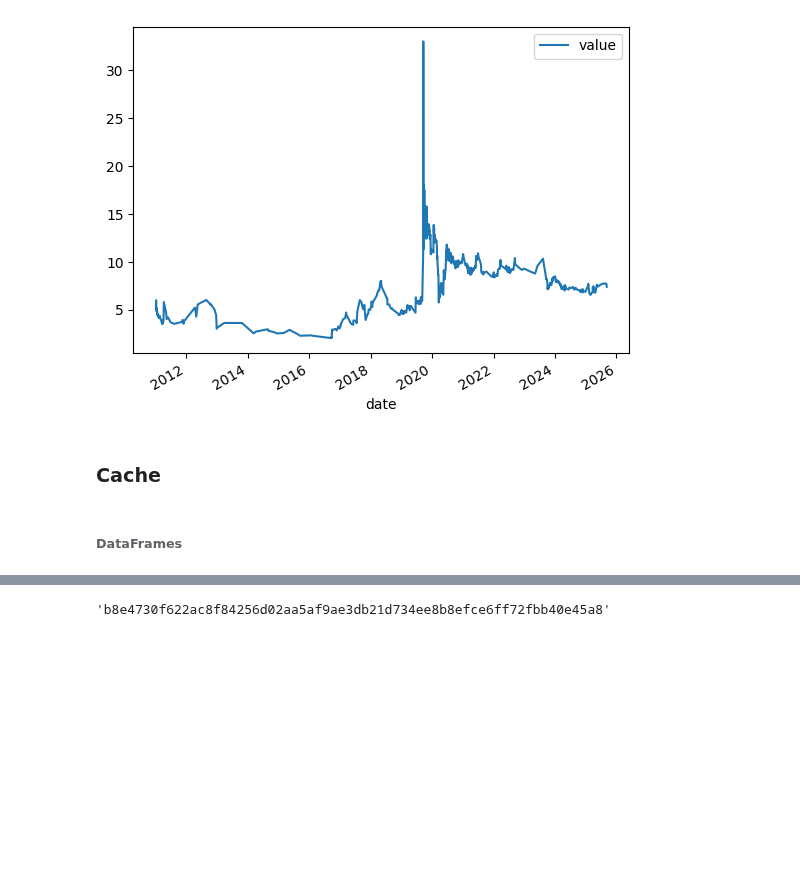
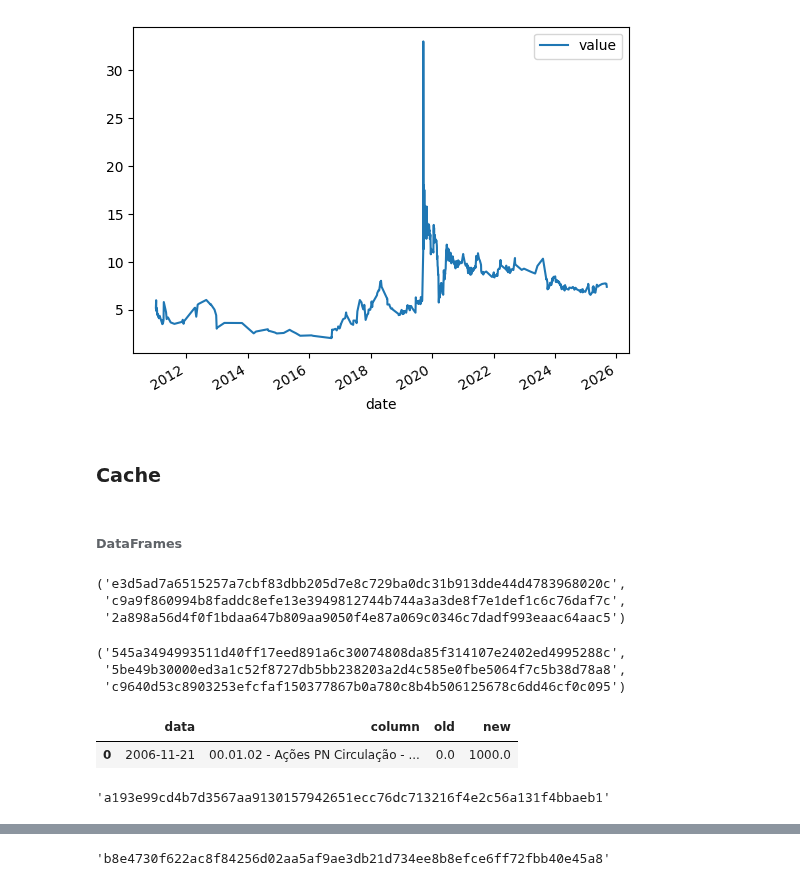
Before and after one commit to faustostangler/FLY, a Jupyter notebook: playgroung.ipynb, the cells around one changed output, grey strips where cells are left out. Drawn from its saved outputs; the diff is of its cells as text; code cells hidden in the pictures; blank space fills up the shorter version.

```diff
--- a/playgroung.ipynb
+++ b/playgroung.ipynb
@@ -960,0 +962,8 @@ import pyarrow.parquet as pq
+# %%
+def set_df_hash(df, row_hash="row_hash"):
+    df = df.sort_index()
+    df['date'] = df.index.strftime('%Y-%m-%d %H:%M:%S.%f')
+    df[row_hash] = df.astype(str).agg('|'.join, axis=1).apply(lambda r: hashlib.sha256(r.encode("utf-8")).hexdigest())
+    df = df.drop(columns=['date'])
+    hash_df = hashlib.sha256("".join(df.sort_index()[row_hash]).encode("utf-8")).hexdigest()
+    return df, hash_df
@@ -969,14 +1005,15 @@ SQLITE = BASE / "cache.db"
 indicators = pd.read_csv('indicators.csv')
 indicators["date"] = pd.to_datetime(indicators["date"], errors="coerce")
 indicators = indicators.set_index("date").sort_index()
+i = indicators.sort_index().index
 
 quotes = pd.read_csv("quotes.csv")
 quotes["date"] = pd.to_datetime(quotes["date"], errors="coerce")
 quotes = quotes.set_index("date").sort_index()
+q = quotes.sort_index()
 
 statements = pd.read_csv("statements.csv")
-s = statements.copy()
-c = quotes.sort_index().index
+s = statements.sort_index().copy()
 
 key_columns = ["company_name", "quarter", "account"]
 # sep = " - "
@@ -999,7 +1036,7 @@ s.columns.name = None
 
 s = meta.join(s, how="right")
 
-if c is not None:
+if q is not None:
     # reset_multiindex
     s = s.copy()
     # s.index = s.index.set_names(["quarter", "nsd", "company_name", "version"])
@@ -1014,7 +1051,7 @@ if c is not None:
     )
 
     # reindex ffill bfill
-    s = s.reindex(c, method="ffill")
+    s = s.reindex(q.index, method="ffill")
     if s.iloc[0].isna().any():
         s = s.bfill()
 
@@ -1023,3 +1060,12 @@ if c is not None:
     s = s.reset_index(level=context_columns)
     quotes.to_csv('q.csv', index=True)
     s.to_csv('s.csv', index=True)
+
+i_hash = hashlib.sha256(pd.util.hash_pandas_object(i, index=True).sum()).hexdigest()
+q_hash = hashlib.sha256(pd.util.hash_pandas_object(q, index=True).sum()).hexdigest()
+s_hash = hashlib.sha256(pd.util.hash_pandas_object(s, index=True).sum()).hexdigest()
+i_hash, q_hash, s_hash
+# %% [output]
+('e3d5ad7a6515257a7cbf83dbb205d7e8c729ba0dc31b913dde44d4783968020c',
+ 'c9a9f860994b8faddc8efe13e3949812744b744a3a3de8f7e1def1c6c76daf7c',
+ '2a898a56d4f0f1bdaa647b809aa9050f4e87a069c0346c7dadf993eaac64aac5')
@@ -1028,0 +1072,43 @@ checks = {c: int(pd.util.hash_pandas_object(s[c], index=True).sum()) for c in s.
+# %%
+q0, q0_hash = set_df_hash(q)
+s0, s0_hash = set_df_hash(s)
+
+s0_copy = s.copy()
+s0_copy.loc['2006-11-21 00:00:00', '00.01.02 - Ações PN Circulação - Dados da Empresa - Composição do Capital'] = 1000
+
+s1, s1_hash = set_df_hash(s0_copy)
+
+q0_hash, s0_hash, s1_hash
+# %% [output]
+('545a3494993511d40ff17eed891a6c30074808da85f314107e2402ed4995288c',
+ '5be49b30000ed3a1c52f8727db5bb238203a2d4c585e0fbe5064f7c5b38d78a8',
+ 'c9640d53c8903253efcfaf150377867b0a780c8b4b506125678c6dd46cf0c095')
+# %%
+diffs = None
+if s0_hash != s1_hash:
+    diffs = hash_diff(s0, s1)
+diffs
+# %% [output]
+|  | data | column | old | new |
+| 0 | 2006-11-21 | 00.01.02 - Ações PN Circulação - ... | 0.0 | 1000.0 |
+# %%
+def calculate_ratios(q, s):
+    # CÓDIGO CRÍTICO DE CÁLCULO
+    s = s.reindex(q.index, method='ffill')
+    # s_col = s.columns[[c.startswith("03.01") for c in s.columns.tolist()]]
+    col_03_01 = '03.01 - Receita de Venda de Bens e/ou Serviços - DFs Individuais - Demonstração do Resultado'
+    col_03_11 = '03.11 - Lucro do Período - DFs Individuais - Demonstração do Resultado'
+
+    ratio_df = pd.DataFrame(index=q.index)
+
+    ratio_df['PriceToRevenue'] = q['adj_close'] / s[col_03_01]
+    ratio_df['PriceToEarnings'] = q['adj_close'] / s[col_03_11]
+    ratio_df['ROE'] = s[col_03_11]  / s[col_03_01] * 100
+    return ratio_df
+
+# 1. Obter o código-fonte (a string) da função
+calculate_ratios_str = inspect.getsource(calculate_ratios)
+ratios_method_hash = hashlib.sha256(calculate_ratios_str.encode()).hexdigest()
+ratios_method_hash
+# %% [output]
+'a193e99cd4b7d3567aa9130157942651ecc76dc713216f4e2c56a131f4bbaeb1'
```
Also changed, not shown: parts of 16 cells of this notebook.
